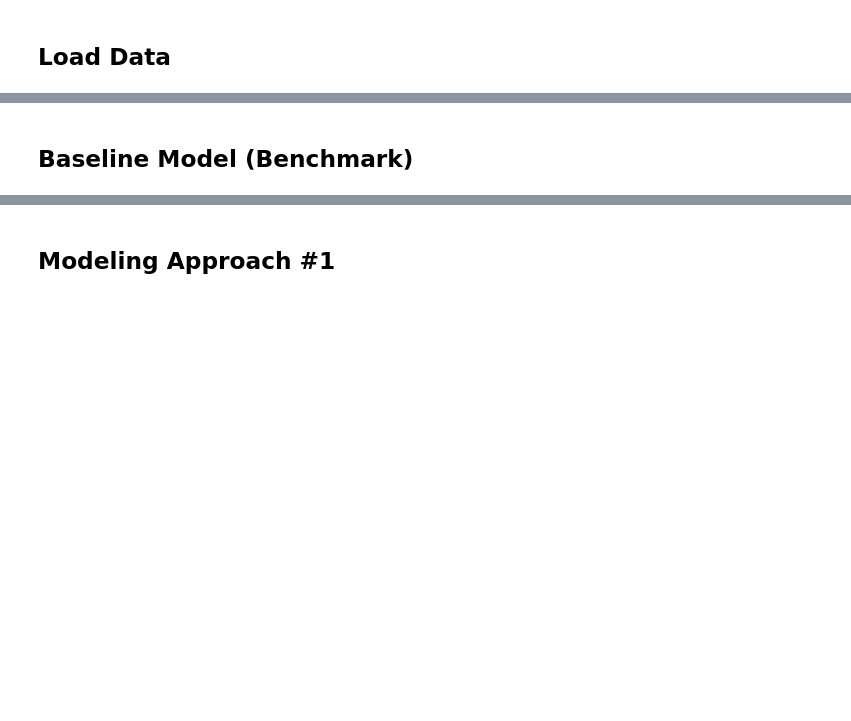
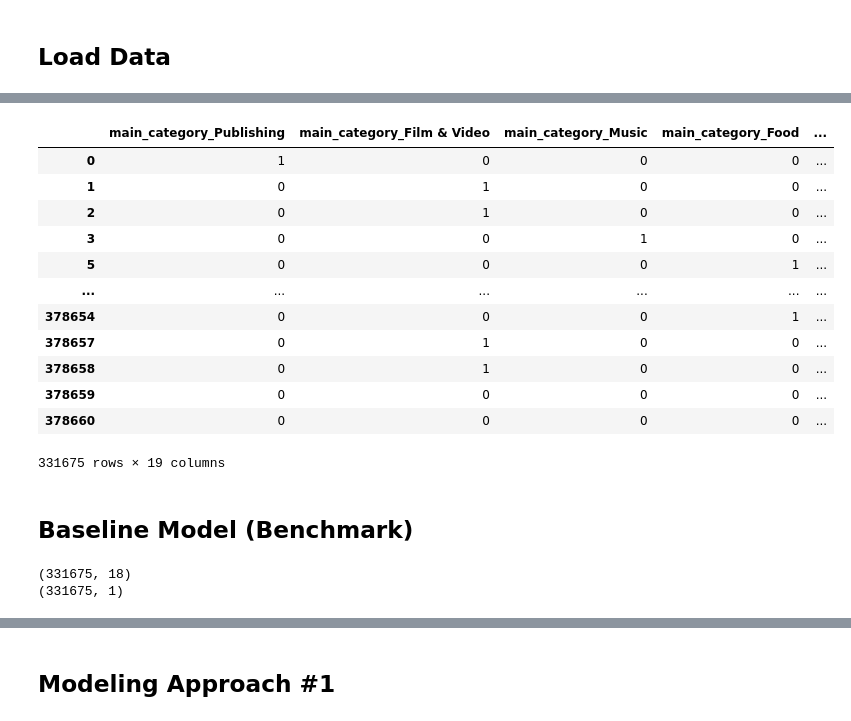
Before and after one commit to DSPT8-Kickstarter/main, a Jupyter notebook: notebooks/01_Model_Development.ipynb, the cells around one changed output, grey strips where cells are left out. Drawn from its saved outputs; the diff is of its cells as text; code cells hidden in the pictures; blank space fills up the shorter version.

```diff
--- a/notebooks/01_Model_Development.ipynb
+++ b/notebooks/01_Model_Development.ipynb
@@ -33,2 +107,25 @@ ModuleNotFoundError: No module named 'pandas'
+# %%
+cols = ['main_category']
+encoder = ce.OneHotEncoder(cols=cols, use_cat_names=True, )
+encoded_df = encoder.fit_transform(df2)
+# %%
+encoded_df.drop(['name', 'category', 'deadline', 'launched', 'pledged', 'state', 'usd pledged', 'usd_pledged_real', 'backers', 'country', 'goal', 'ID', 'currency'], axis=1, inplace=True)
+# %%
+encoded_df[[c for c in encoded_df if c not in ['success']]
+       + ['success']]
+# %% [output]
+|  | main_category_Publishing | main_category_Film & Video | main_category_Music | main_category_Food | ... |
+| 0 | 1 | 0 | 0 | 0 | ... |
+| 1 | 0 | 1 | 0 | 0 | ... |
+| 2 | 0 | 1 | 0 | 0 | ... |
+| 3 | 0 | 0 | 1 | 0 | ... |
+| 5 | 0 | 0 | 0 | 1 | ... |
+| ... | ... | ... | ... | ... | ... |
+| 378654 | 0 | 0 | 0 | 1 | ... |
+| 378657 | 0 | 1 | 0 | 0 | ... |
+| 378658 | 0 | 1 | 0 | 0 | ... |
+| 378659 | 0 | 0 | 0 | 0 | ... |
+| 378660 | 0 | 0 | 0 | 0 | ... |
+331675 rows × 19 columns
 # %% [markdown]
 ## Baseline Model (Benchmark)
@@ -36,0 +132,19 @@ ModuleNotFoundError: No module named 'pandas'
+# %%
+from keras.models import Sequential
+from keras.layers import Dense
+from tensorflow.keras.layers import LSTM, Dropout
+
+encoded_df[[c for c in encoded_df if c not in ['success']] + ['success']]
+
+X = encoded_df.drop(['success'],axis=1).values
+y = encoded_df['success'].values
+
+# Reshaping Y for Keras modeling
+
+y = y.reshape((len(y), 1))
+
+print(X.shape)
+print(y.shape)
+# %% [output]
+(331675, 18)
+(331675, 1)
```
Also changed, not shown: parts of 33 cells of this notebook.
